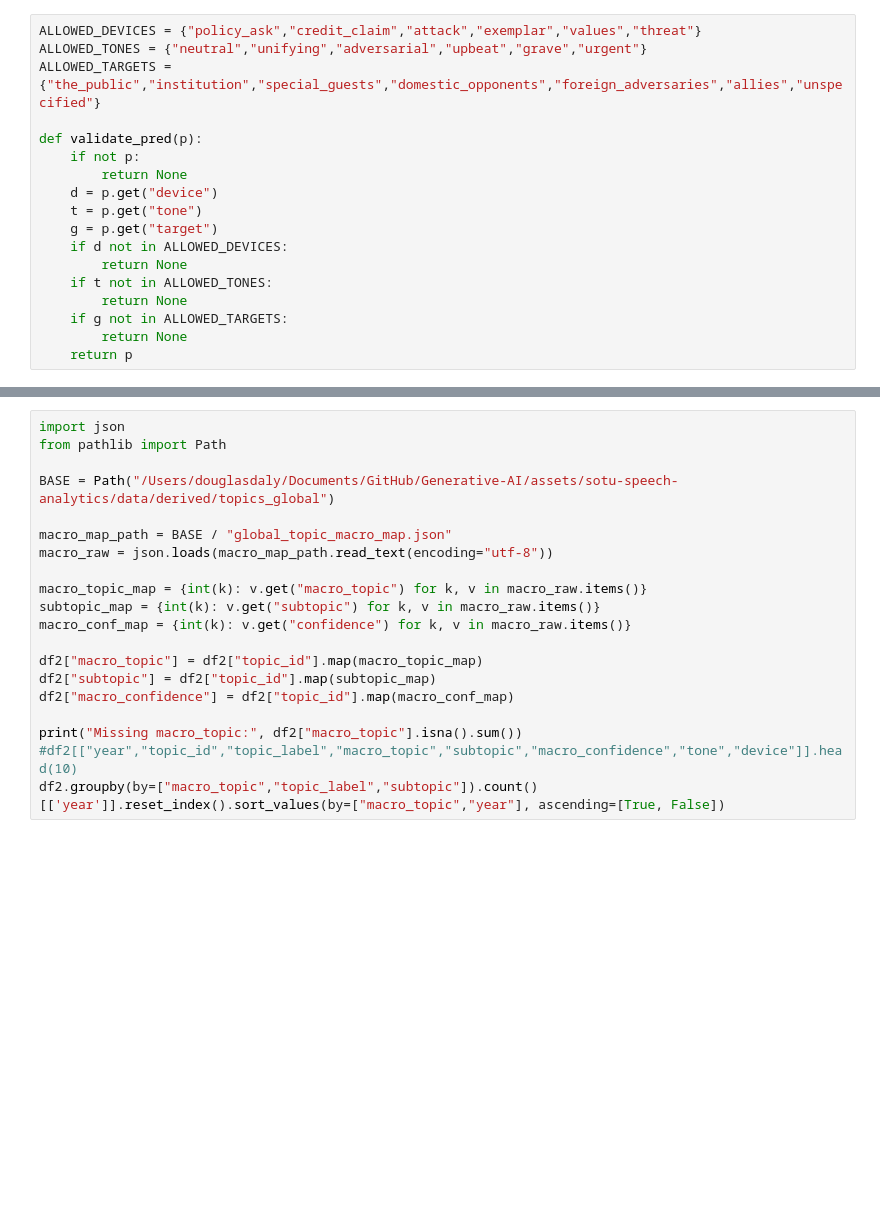
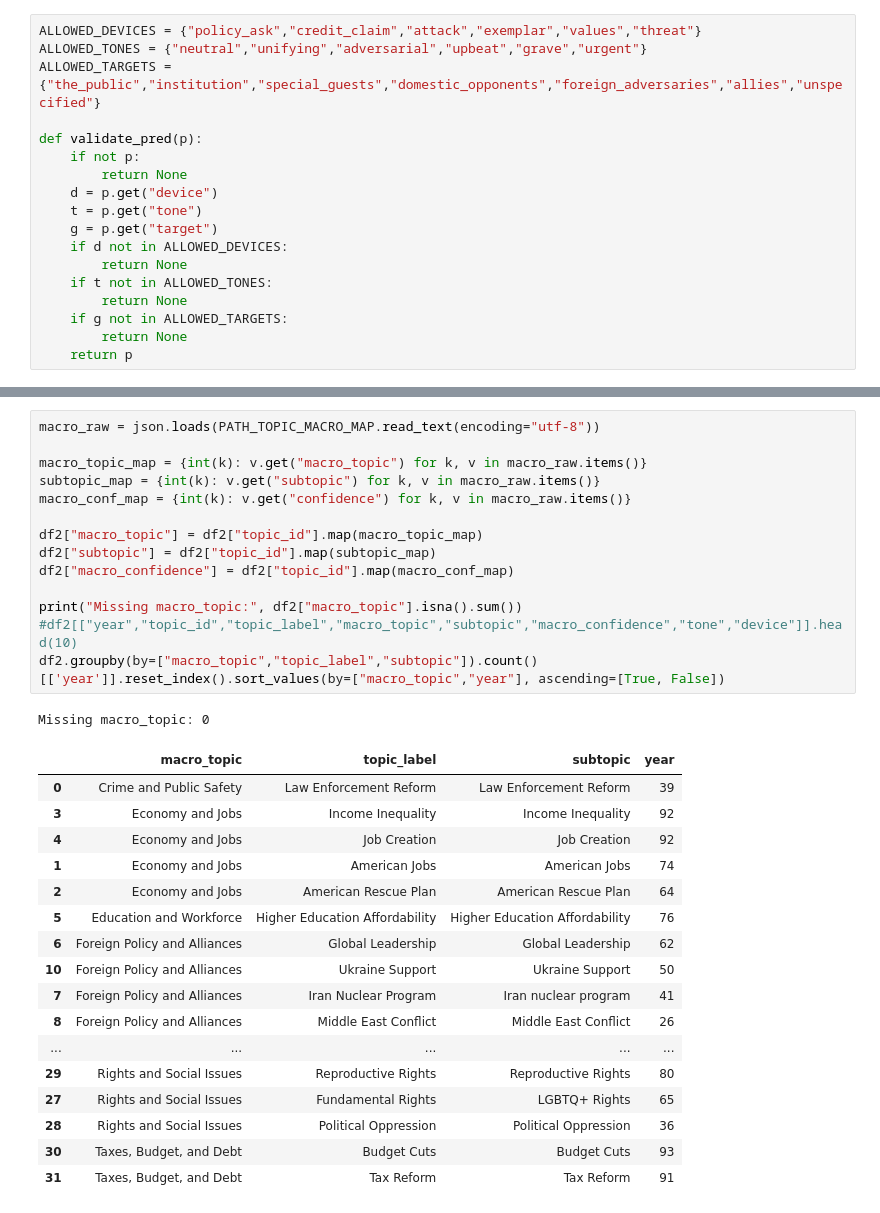
Before and after one commit to dougdaly/Generative-AI, a Jupyter notebook: Projects/sotu-speech-analytics/00_sotu_speech_analytics_overview.ipynb, the cells around one changed output, grey strips where cells are left out. Drawn from its saved outputs; the diff is of its cells as text; blank space fills up the shorter version.

```diff
--- a/Projects/sotu-speech-analytics/00_sotu_speech_analytics_overview.ipynb
+++ b/Projects/sotu-speech-analytics/00_sotu_speech_analytics_overview.ipynb
@@ -211,22 +249,35 @@ print("Missing after patch:", df2["tone"].isna().sum())
 # %%
-import json
-from pathlib import Path
-
-BASE = Path("/Users/douglasdaly/Documents/GitHub/Generative-AI/assets/sotu-speech-analytics/data/derived/topics_global")
-
-macro_map_path = BASE / "global_topic_macro_map.json"
-macro_raw = json.loads(macro_map_path.read_text(encoding="utf-8"))
+macro_raw = json.loads(PATH_TOPIC_MACRO_MAP.read_text(encoding="utf-8"))
 
 macro_topic_map = {int(k): v.get("macro_topic") for k, v in macro_raw.items()}
 subtopic_map = {int(k): v.get("subtopic") for k, v in macro_raw.items()}
 macro_conf_map = {int(k): v.get("confidence") for k, v in macro_raw.items()}
 
 df2["macro_topic"] = df2["topic_id"].map(macro_topic_map)
 df2["subtopic"] = df2["topic_id"].map(subtopic_map)
 df2["macro_confidence"] = df2["topic_id"].map(macro_conf_map)
 
 print("Missing macro_topic:", df2["macro_topic"].isna().sum())
 #df2[["year","topic_id","topic_label","macro_topic","subtopic","macro_confidence","tone","device"]].head(10)
 df2.groupby(by=["macro_topic","topic_label","subtopic"]).count()[['year']].reset_index().sort_values(by=["macro_topic","year"], ascending=[True, False])
+# %% [output]
+Missing macro_topic: 0
+|  | macro_topic | topic_label | subtopic | year |
+| 0 | Crime and Public Safety | Law Enforcement Reform | Law Enforcement Reform | 39 |
+| 3 | Economy and Jobs | Income Inequality | Income Inequality | 92 |
+| 4 | Economy and Jobs | Job Creation | Job Creation | 92 |
+| 1 | Economy and Jobs | American Jobs | American Jobs | 74 |
+| 2 | Economy and Jobs | American Rescue Plan | American Rescue Plan | 64 |
+| 5 | Education and Workforce | Higher Education Affordability | Higher Education Affordability | 76 |
+| 6 | Foreign Policy and Alliances | Global Leadership | Global Leadership | 62 |
+| 10 | Foreign Policy and Alliances | Ukraine Support | Ukraine Support | 50 |
+| 7 | Foreign Policy and Alliances | Iran Nuclear Program | Iran nuclear program | 41 |
+| 8 | Foreign Policy and Alliances | Middle East Conflict | Middle East Conflict | 26 |
+| ... | ... | ... | ... | ... |
+| 29 | Rights and Social Issues | Reproductive Rights | Reproductive Rights | 80 |
+| 27 | Rights and Social Issues | Fundamental Rights | LGBTQ+ Rights | 65 |
+| 28 | Rights and Social Issues | Political Oppression | Political Oppression | 36 |
+| 30 | Taxes, Budget, and Debt | Budget Cuts | Budget Cuts | 93 |
+| 31 | Taxes, Budget, and Debt | Tax Reform | Tax Reform | 91 |
 # %%
 df2.groupby(by=["macro_topic"]).count()[['year']].reset_index().sort_values(by="year", ascending=False).rename(columns={"year": "count"})
```
Also changed, not shown: parts of 15 cells of this notebook, 39 other files.
